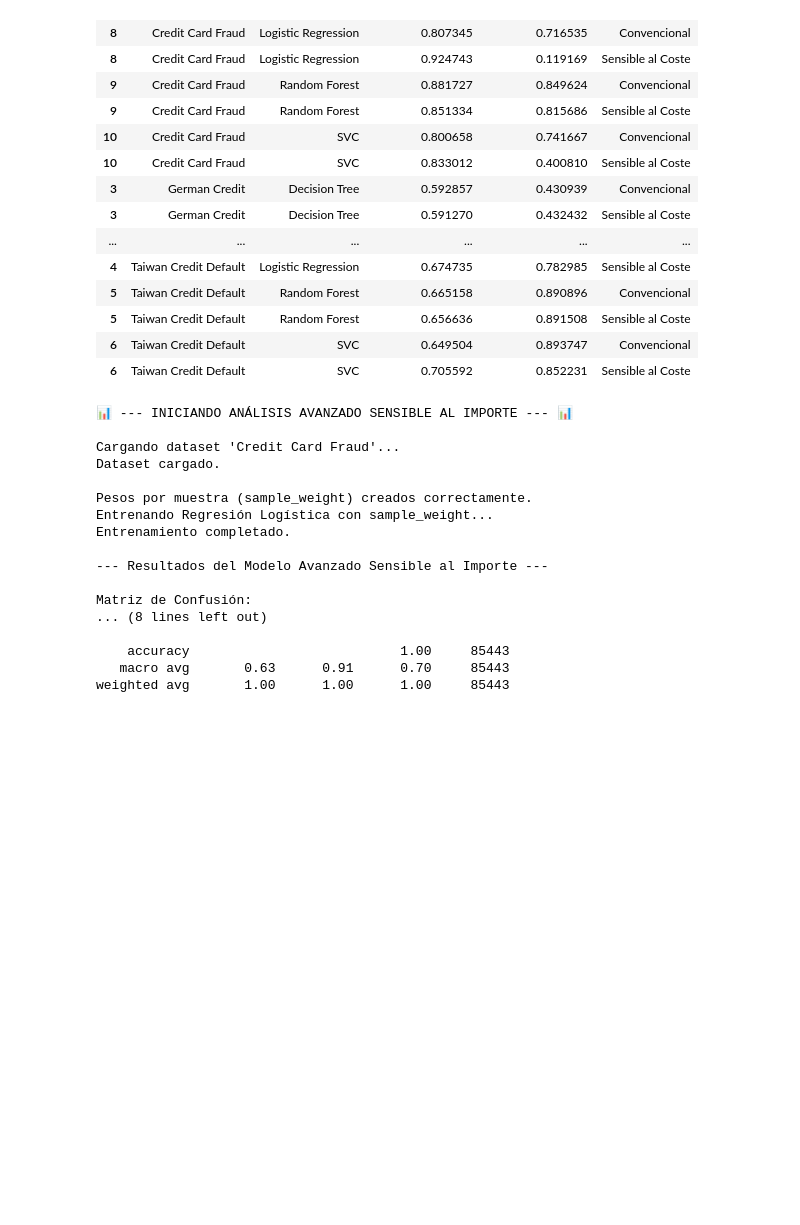
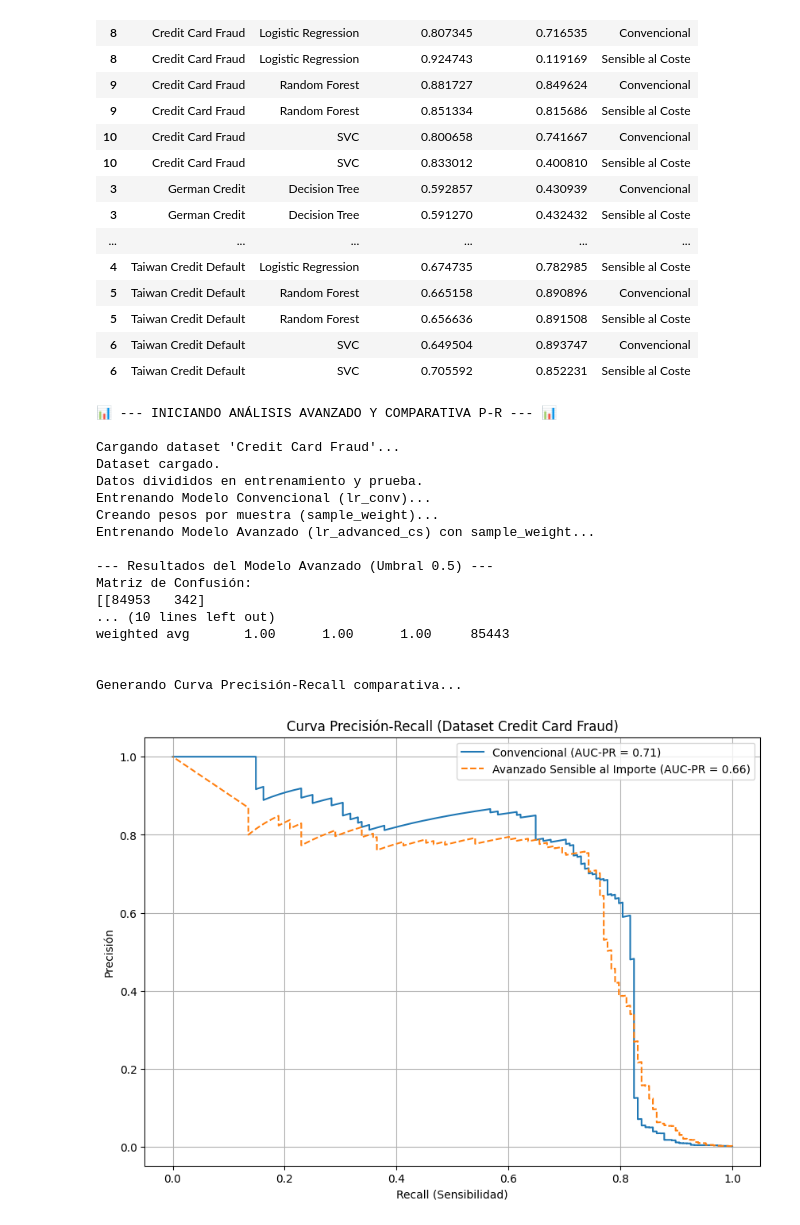
Before and after one commit to AlejandroJB18/tfg_info_deteccion_fraude, a Jupyter notebook: varios_datasets.ipynb, the cells around one changed output. Drawn from its saved outputs; the diff is of its cells as text; code cells hidden in the pictures; blank space fills up the shorter version.

```diff
--- a/varios_datasets.ipynb
+++ b/varios_datasets.ipynb
@@ -355,8 +355,13 @@ display(comparison_df.sort_values(by=['dataset', 'model', 'Tipo']))
 | 6 | Taiwan Credit Default | SVC | 0.649504 | 0.893747 | Convencional |
 | 6 | Taiwan Credit Default | SVC | 0.705592 | 0.852231 | Sensible al Coste |
 # %%
+# --- CELDA 10 ACTUALIZADA: ANÁLISIS AVANZADO Y CURVA P-R ---
+
 import numpy as np
-print("📊 --- INICIANDO ANÁLISIS AVANZADO SENSIBLE AL IMPORTE --- 📊")
+from sklearn.metrics import precision_recall_curve, auc
+import matplotlib.pyplot as plt
+
+print("📊 --- INICIANDO ANÁLISIS AVANZADO Y COMPARATIVA P-R --- 📊")
 
 # 1. Cargar el dataset 'Credit Card Fraud'
 print("\nCargando dataset 'Credit Card Fraud'...")
@@ -371,53 +376,78 @@ try:
     scaler = StandardScaler()
     X_fraud['scaled_amount'] = scaler.fit_transform(X_fraud[['Amount']])
     X_fraud_proc = X_fraud.drop('Amount', axis=1)
 
-    # 3. División de datos
+    # 3. División de datos (la misma para ambos modelos)
     X_train, X_test, y_train, y_test = train_test_split(
         X_fraud_proc, y_fraud, test_size=0.3, random_state=42, stratify=y_fraud
     )
+    print("Datos divididos en entrenamiento y prueba.")
 
-    # 4. Creación de los pesos basados en el importe (LA LÓGICA CLAVE)
+    # --- 4. ENTRENAMIENTO MODELO CONVENCIONAL ---
+    print("Entrenando Modelo Convencional (lr_conv)...")
+    lr_conv = LogisticRegression(random_state=42, max_iter=1000)
+    lr_conv.fit(X_train, y_train)
+    y_probs_conv = lr_conv.predict_proba(X_test)[:, 1] # Guardamos probabilidades
+
+    # --- 5. ENTRENAMIENTO MODELO AVANZADO ---
+    print("Creando pesos por muestra (sample_weight)...")
     amount_train = amount_original.loc[y_train.index]
-
-    # Usamos np.where: si y_train es 1, usamos amount_train + 1, si no, usamos 1
     sample_weights = pd.Series(
         np.where(y_train == 1, amount_train + 1, 1),
         index=y_train.index
     )
-    print("\nPesos por muestra (sample_weight) creados correctamente.")
 
-    # 5. Entrenamiento del modelo
-    print("Entrenando Regresión Logística con sample_weight...")
+    print("Entrenando Modelo Avanzado (lr_advanced_cs) con sample_weight...")
     lr_advanced_cs = LogisticRegression(random_state=42, max_iter=1000)
     lr_advanced_cs.fit(X_train, y_train, sample_weight=sample_weights)
+    y_probs_advanced = lr_advanced_cs.predict_proba(X_test)[:, 1] # Guardamos probabilidades
+
+    # Evaluar el modelo avanzado (como tenías en los resultados anteriores)
     y_pred_advanced = lr_advanced_cs.predict(X_test)
-    print("Entrenamiento completado.")
-
-    # 6. Evaluación de resultados
-    print("\n--- Resultados del Modelo Avanzado Sensible al Importe ---")
-    print("\nMatriz de Confusión:")
+    print("\n--- Resultados del Modelo Avanzado (Umbral 0.5) ---")
+    print("Matriz de Confusión:")
     print(confusion_matrix(y_test, y_pred_advanced))
     print("\nReporte de Clasificación:")
     print(classification_report(y_test, y_pred_advanced, target_names=['Normal', 'Fraude']))
 
+
+    # --- 6. GRÁFICA COMPARATIVA P-R ---
+    print("\nGenerando Curva Precisión-Recall comparativa...")
+    precision_conv, recall_conv, _ = precision_recall_curve(y_test, y_probs_conv)
+    precision_adv, recall_adv, _ = precision_recall_curve(y_test, y_probs_advanced)
+
+    auc_pr_conv = auc(recall_conv, precision_conv)
+    auc_pr_advanced = auc(recall_adv, precision_adv)
+
+    plt.figure(figsize=(10, 7))
+    plt.plot(recall_conv, precision_conv, label=f'Convencional (AUC-PR = {auc_pr_conv:.2f})')
+    plt.plot(recall_adv, precision_adv, label=f'Avanzado Sensible al Importe (AUC-PR = {auc_pr_advanced:.2f})', linestyle='--')
+
+    plt.title('Curva Precisión-Recall (Dataset Credit Card Fraud)')
+    plt.xlabel('Recall (Sensibilidad)')
+    plt.ylabel('Precisión')
+    plt.legend()
+    plt.grid(True)
+    plt.show()
+
 except Exception as e:
     print(f"🚨 Error durante el análisis avanzado: {e}")
 # %% [output]
-📊 --- INICIANDO ANÁLISIS AVANZADO SENSIBLE AL IMPORTE --- 📊
+📊 --- INICIANDO ANÁLISIS AVANZADO Y COMPARATIVA P-R --- 📊
 
 Cargando dataset 'Credit Card Fraud'...
 Dataset cargado.
+Datos divididos en entrenamiento y prueba.
+Entrenando Modelo Convencional (lr_conv)...
+Creando pesos por muestra (sample_weight)...
+Entrenando Modelo Avanzado (lr_advanced_cs) con sample_weight...
 
-Pesos por muestra (sample_weight) creados correctamente.
-Entrenando Regresión Logística con sample_weight...
-Entrenamiento completado.
+--- Resultados del Modelo Avanzado (Umbral 0.5) ---
+Matriz de Confusión:
+[[84953   342]
+... (10 lines left out)
+weighted avg       1.00      1.00      1.00     85443
 
---- Resultados del Modelo Avanzado Sensible al Importe ---
 
-Matriz de Confusión:
-... (8 lines left out)
-
-    accuracy                           1.00     85443
-   macro avg       0.63      0.91      0.70     85443
-weighted avg       1.00      1.00      1.00     85443
+Generando Curva Precisión-Recall comparativa...
+[figure, added]
```
Also changed, not shown: parts of 1 cell of this notebook.
